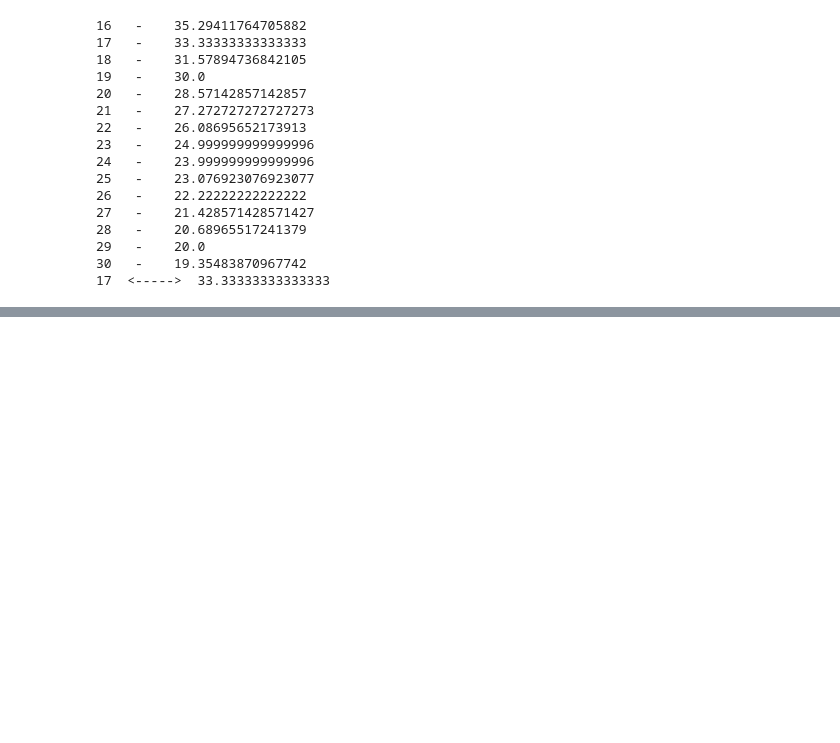
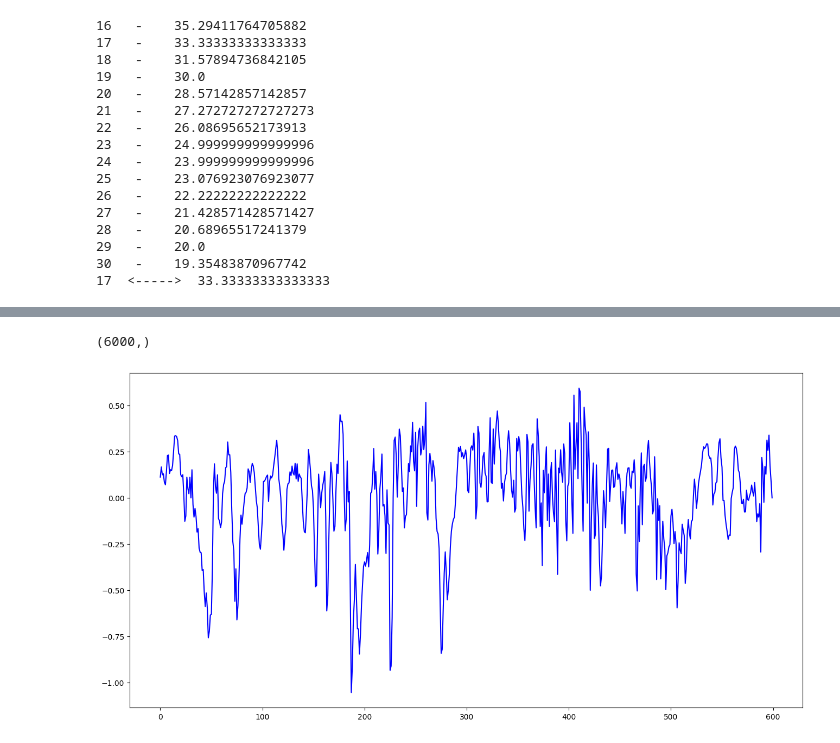
Before and after one commit to tqdinh/gensignal, a Jupyter notebook: VSProcessingFlow/VSProcessingV0.ipynb, the cells around one changed output, grey strips where cells are left out. Cells and saved outputs as stored; diff of their text form; code cells hidden in the pictures; blank space fills up the shorter version.

```diff
--- a/VSProcessingFlow/VSProcessingV0.ipynb
+++ b/VSProcessingFlow/VSProcessingV0.ipynb
@@ -338,0 +388,21 @@ plt.show()
+# %%
+#hanning window with 0.5~10 samples
+hanningSize=10
+hanningWindow=np.hanning(hanningSize)
+startIndex =0
+phaseLen=len(phaseArctan)
+
+smoothedPhase = np.empty(shape=(phaseLen,))
+print(smoothedPhase.shape)
+while startIndex + hanningSize <= phaseLen:
+    window=phaseArctan[startIndex:startIndex+hanningSize]
+    windowHanning=window*hanningWindow
+    smoothedPhase[startIndex:startIndex+hanningSize] =windowHanning
+    startIndex +=hanningSize
+plt.figure(figsize=(16,8))
+plt.plot(phaseArctan[0:600],color="blue")
+#plt.plot(smoothedPhase[0:1200],color="red")
+plt.show()
+# %% [output]
+(6000,)
+[figure, added]
```
Also changed, not shown: parts of 7 cells of this notebook.
